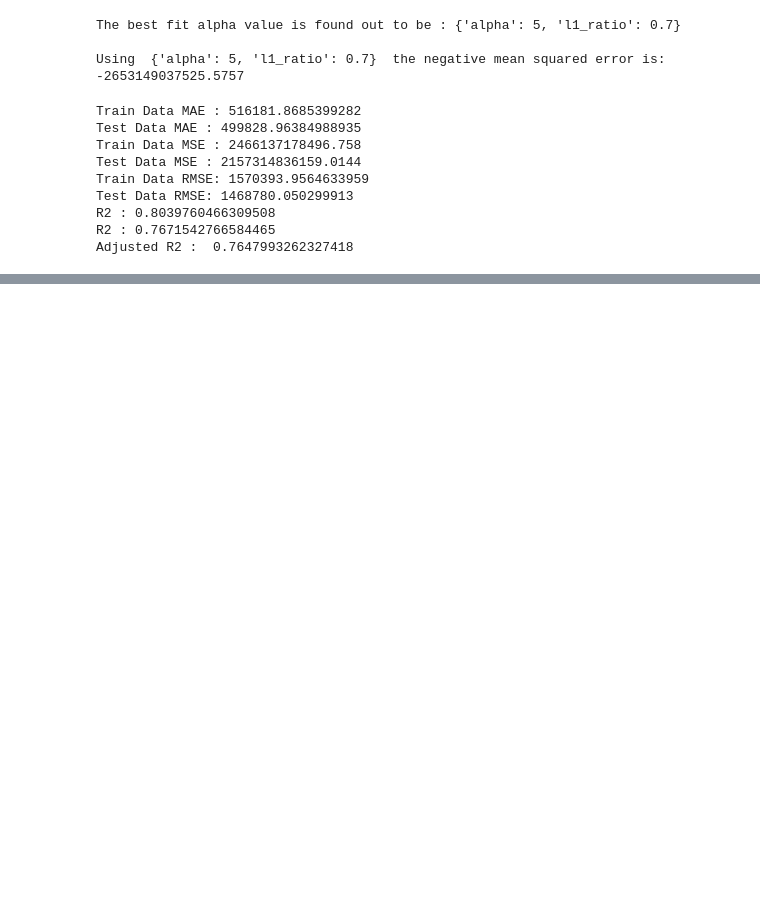
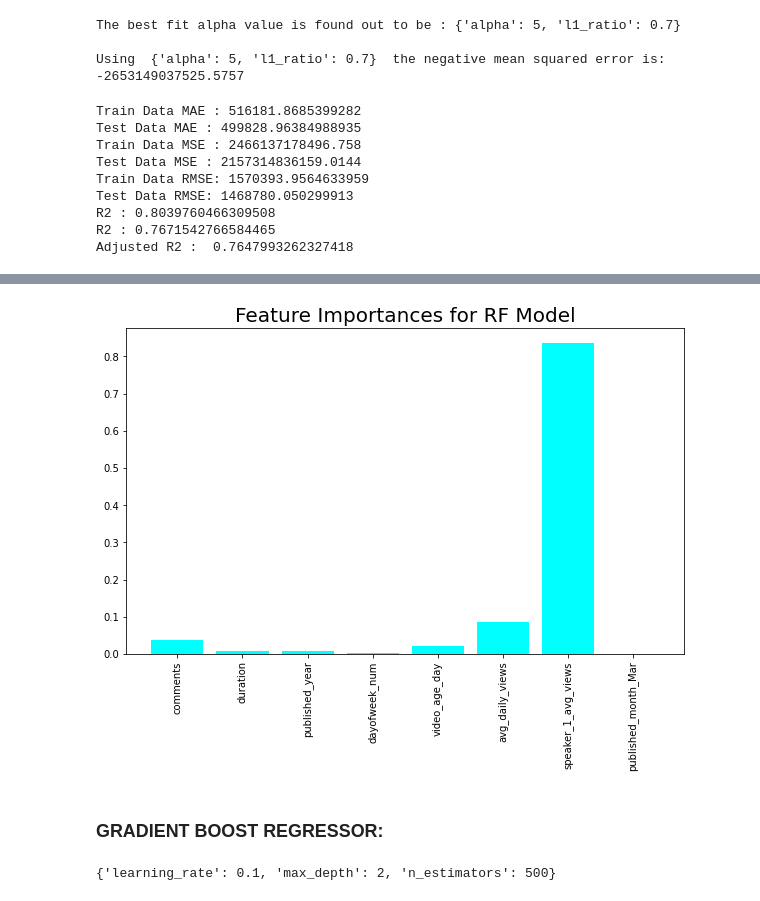
Before and after one commit to paulsoumyadip/ted_talk_views_prediction, a Jupyter notebook: Ted_Talks_Views_Prediction_Regression_Capstone_.ipynb, the cells around one changed output, grey strips where cells are left out. Drawn from its saved outputs; the diff is of its cells as text; code cells hidden in the pictures; blank space fills up the shorter version.

```diff
--- a/Ted_Talks_Views_Prediction_Regression_Capstone_.ipynb
+++ b/Ted_Talks_Views_Prediction_Regression_Capstone_.ipynb
@@ -783,7 +783,7 @@ Adjusted R2 :  0.7648400136539454
 ### **ELASTIC NET REGULARIZATION:**
 # %%
 elastic = ElasticNet()
-parameters = {'alpha': [1e-15,1e-13,1e-10,1e-8,1e-5,1e-4,1e-3,1e-2,1e-1,1,5,10,20,30,40,45,50,55,60,100,110,120,150],'l1_ratio':[0.3,0.4,0.5,0.6,0.7,0.8,0.9,1.0]}
+parameters = {'alpha': [1e-15,1e-13,1e-10,1e-8,1e-5,1e-4,1e-3,1e-2,1e-1,1,5,10,20],'l1_ratio':[0.3,0.4,0.5,0.6,0.7,0.8,0.9,1.0]}
 elastic_regressor = GridSearchCV(elastic, parameters, scoring='neg_mean_squared_error',cv=5)
 elastic_regressor.fit(X_train, y_train)
 # %% [output]
@@ -844,0 +846,5 @@ Adjusted R2 :  0.7647993262327418
+# %%
+param_grid = {'max_depth':[1, 2, 3, 4, 5],'criterion':['mse','mae']}
+CV = GridSearchCV(DecisionTreeRegressor(),param_grid=param_grid, cv=5)
+CV.fit(X_train,y_train)
+CV.best_params_
@@ -844,0 +902,2 @@ Adjusted R2 :  0.7647993262327418
+# %%
+RFR = RandomForestRegressor(n_estimators = 10, random_state = 23)
@@ -844,0 +949,7 @@ Adjusted R2 :  0.7647993262327418
+# %%
+RFR_H = RandomForestRegressor(criterion='mae')
+grid_values = {'n_estimators':[50, 60, 70, 80, 90, 100 ], 'max_depth':[ 3, 4, 5, 6, 7]}
+RFR_H_grid = GridSearchCV(RFR_H, param_grid = grid_values, cv=3, n_jobs=-1)
+
+# Fit the object to train dataset
+RFR_H_grid.fit(X_train, y_train)
@@ -844,0 +1004,28 @@ Adjusted R2 :  0.7647993262327418
+# %%
+# getting features according to their importance in prediction
+
+features = X_train.columns
+importances = RFR_H_grid.best_estimator_.feature_importances_
+indices = np.argsort(importances)
+
+plt.figure(figsize=(10,6))
+plt.bar(x=features, height=importances, color='aqua')
+plt.title('Feature Importances for RF Model', size=20)
+plt.xticks(rotation='vertical')
+plt.show()
+# %% [output]
+[figure, added]
+# %% [markdown]
+### **GRADIENT BOOST REGRESSOR:**
+# %%
+grid = dict()
+grid['n_estimators'] = [1, 3, 5, 10, 50, 100, 500]
+grid['learning_rate'] = [0.0001, 0.001, 0.01, 0.1, 1.0, 100]
+grid['max_depth'] = [1, 2, 3, 4, 5, 6, 7, 8, 9, 10]
+
+
+grid_search_gb = GridSearchCV(estimator = GradientBoostingRegressor(), param_grid=grid, n_jobs=-1, cv=5)
+grid_result = grid_search_gb.fit(X_train , y_train)
+print(grid_result.best_params_)
+# %% [output]
+{'learning_rate': 0.1, 'max_depth': 2, 'n_estimators': 500}
```
Also changed, not shown: parts of 20 cells of this notebook.
